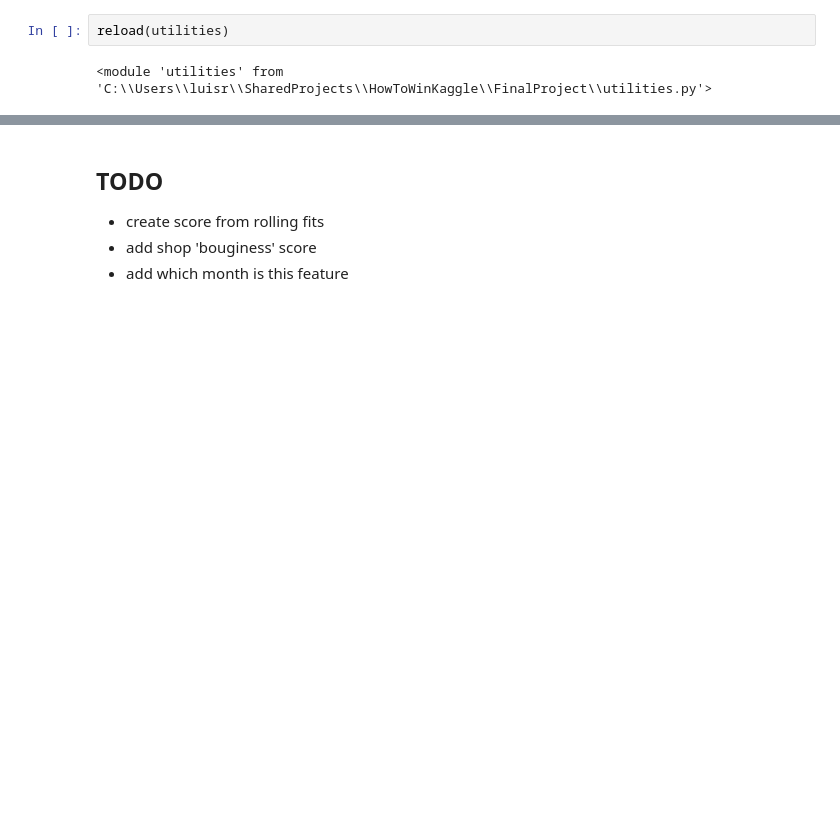
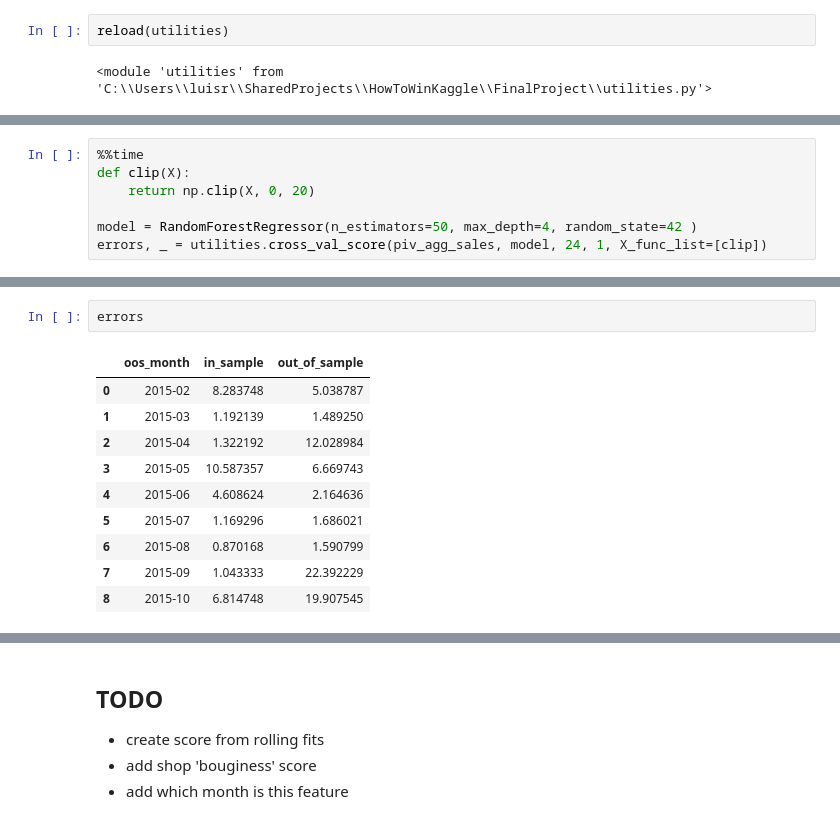
Before and after one commit to lsuazo/HowToWinKaggle, a Jupyter notebook: FinalProject/20200803_formalize_cross_val.ipynb, the cells around one changed output, grey strips where cells are left out. Cells and saved outputs as stored; diff of their text form; blank space fills up the shorter version.

```diff
--- a/FinalProject/20200803_formalize_cross_val.ipynb
+++ b/FinalProject/20200803_formalize_cross_val.ipynb
@@ -115,0 +138,7 @@ validate_errors
+# %%
+%%time
+def clip(X):
+    return np.clip(X, 0, 20)
+
+model = RandomForestRegressor(n_estimators=50, max_depth=4, random_state=42 )
+errors, _ = utilities.cross_val_score(piv_agg_sales, model, 24, 1, X_func_list=[clip])
@@ -115,0 +156,13 @@ validate_errors
+# %%
+errors
+# %% [output]
+|  | oos_month | in_sample | out_of_sample |
+| 0 | 2015-02 | 8.283748 | 5.038787 |
+| 1 | 2015-03 | 1.192139 | 1.489250 |
+| 2 | 2015-04 | 1.322192 | 12.028984 |
+| 3 | 2015-05 | 10.587357 | 6.669743 |
+| 4 | 2015-06 | 4.608624 | 2.164636 |
+| 5 | 2015-07 | 1.169296 | 1.686021 |
+| 6 | 2015-08 | 0.870168 | 1.590799 |
+| 7 | 2015-09 | 1.043333 | 22.392229 |
+| 8 | 2015-10 | 6.814748 | 19.907545 |
```
Also changed, not shown: parts of 43 cells of this notebook, 5 other files.
